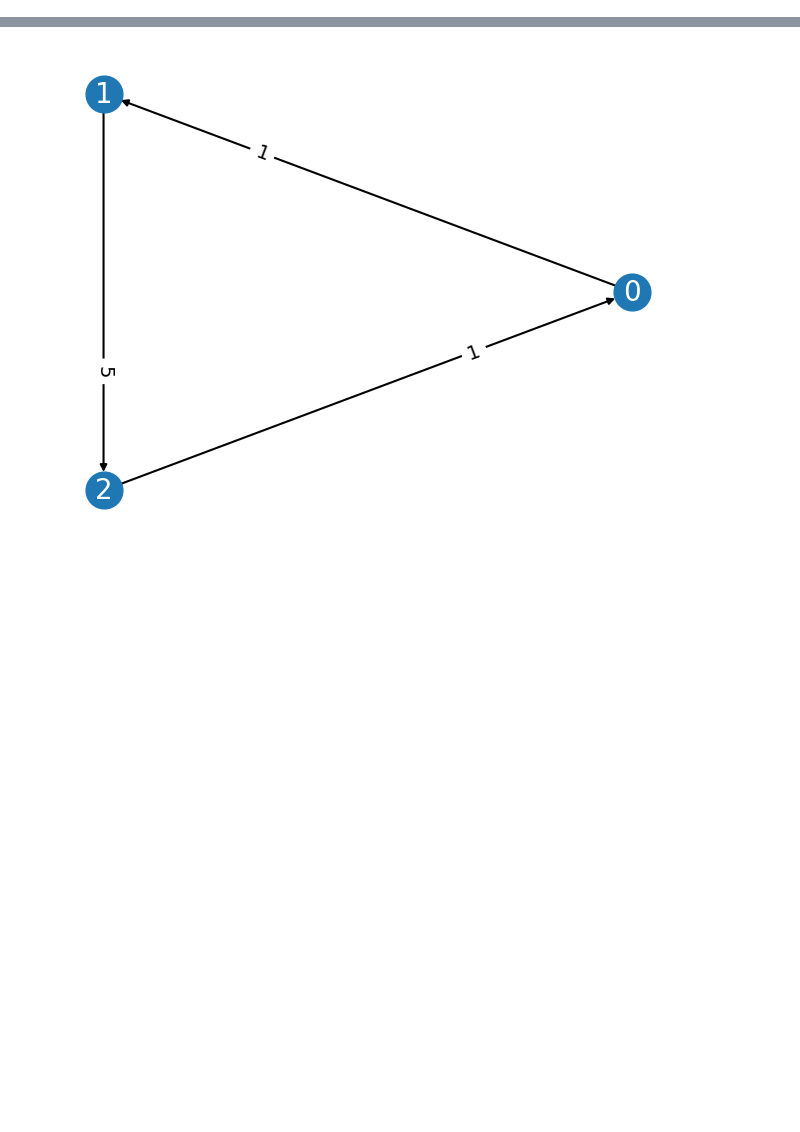
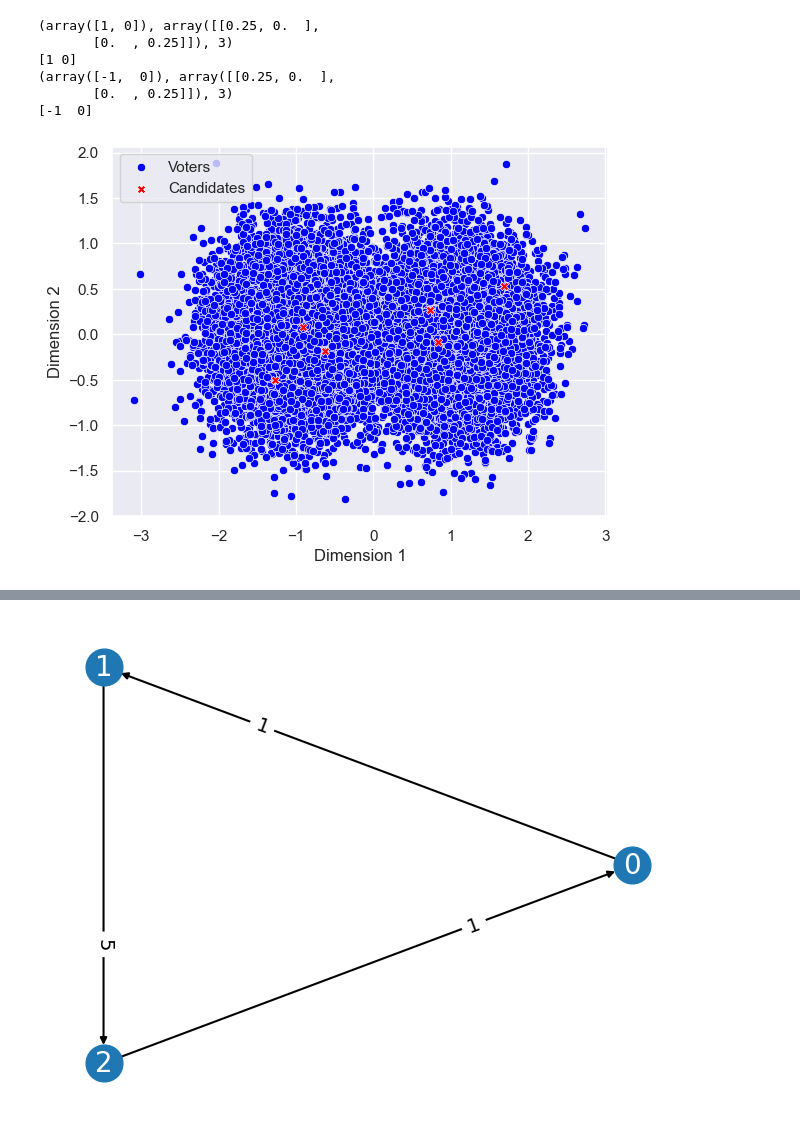
Before and after one commit to voting-tools/pref_voting, a Jupyter notebook: test.ipynb, the cells around one changed output, grey strips where cells are left out. Cells and saved outputs as stored; diff of their text form; code cells hidden in the pictures; blank space fills up the shorter version.

```diff
--- a/test.ipynb
+++ b/test.ipynb
@@ -20,0 +49,21 @@ import numpy as np
+# %%
+sp = generate_spatial_profile_polarized(
+    [(np.array([1,0]), generate_covariance(2, 0.5, 0), 3),
+    (np.array([-1,0]), generate_covariance(2, 0.5, 0), 3)],
+    [
+    (np.array([1,0]), generate_covariance(2, 0.5, 0), 10000),
+    (np.array([-1,0]), generate_covariance(2, 0.5, 0), 10000)]
+
+    )
+
+
+
+sp.view()
+# %% [output]
+(array([1, 0]), array([[0.25, 0.  ],
+       [0.  , 0.25]]), 3)
+[1 0]
+(array([-1,  0]), array([[0.25, 0.  ],
+       [0.  , 0.25]]), 3)
+[-1  0]
+[figure, added]
```
Also changed, not shown: parts of 5 cells of this notebook, 6 other files.
